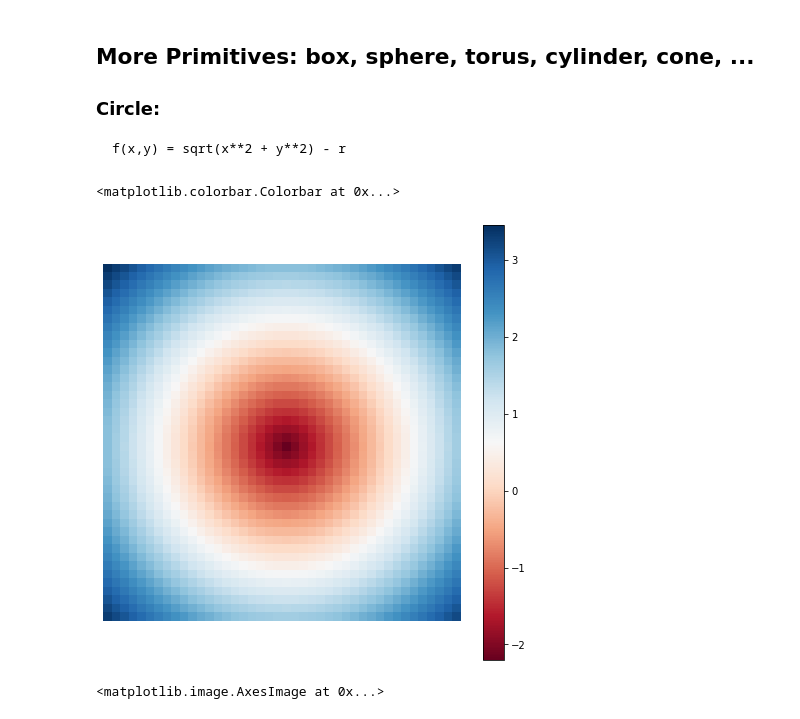
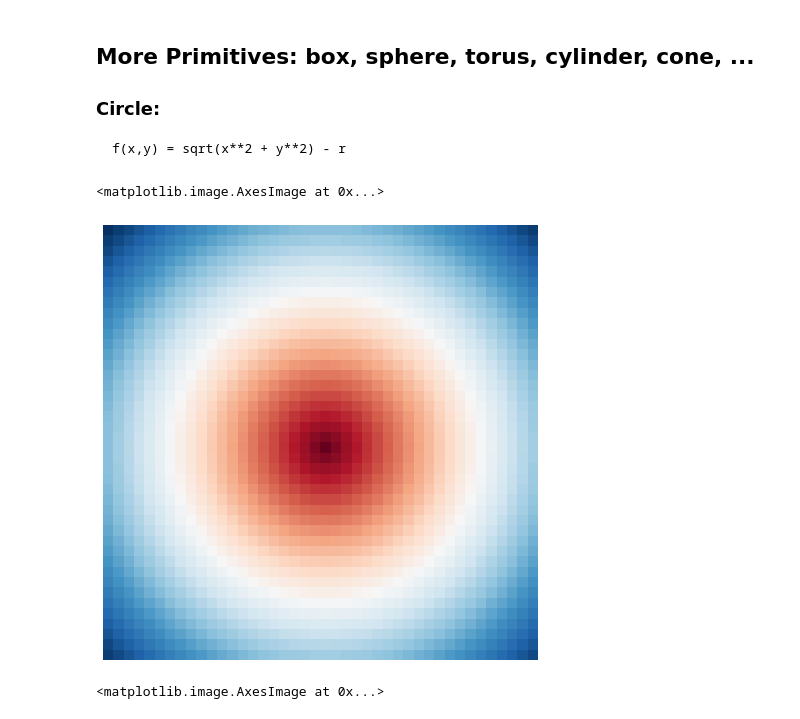
Before and after one commit to compas-teaching/ITA19, a Jupyter notebook: modules/module8/volmod.ipynb, the cells around one changed output. Drawn from its saved outputs; the diff is of its cells as text; code cells hidden in the pictures.

```diff
--- a/modules/module8/volmod.ipynb
+++ b/modules/module8/volmod.ipynb
@@ -101,11 +101,10 @@ for x in range(42):
 # %%
 plt.figure(figsize=(8,8))
 plt.axis('off')
 plt.imshow(mc, cmap='RdBu')
-plt.colorbar()
 # %% [output]
-<matplotlib.colorbar.Colorbar at 0x...>
+<matplotlib.image.AxesImage at 0x...>
-[figure, old version]
+[figure, new version]
 # %%
 plt.figure(figsize=(8,8))
 plt.axis('off')
```
Also changed, not shown: parts of 11 cells of this notebook.
